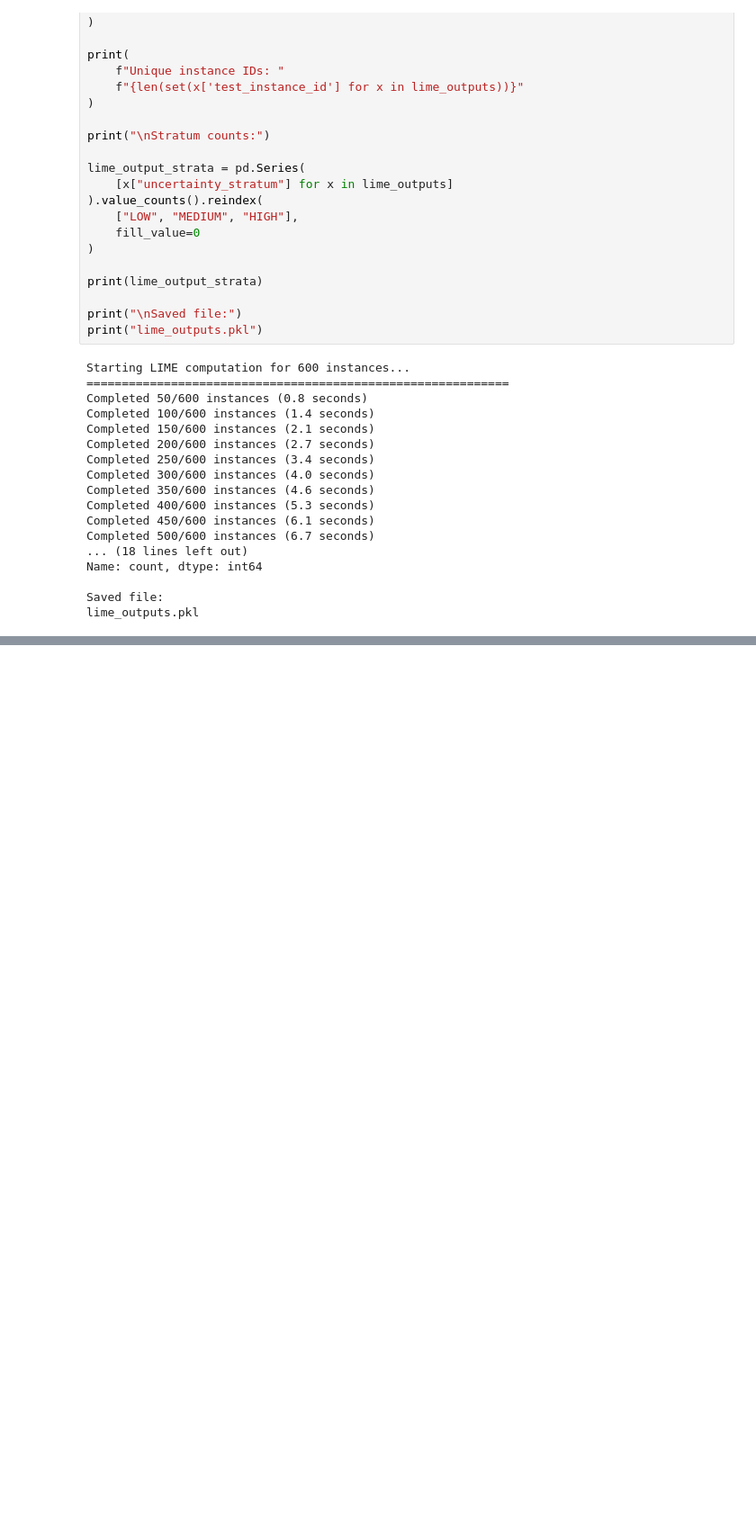
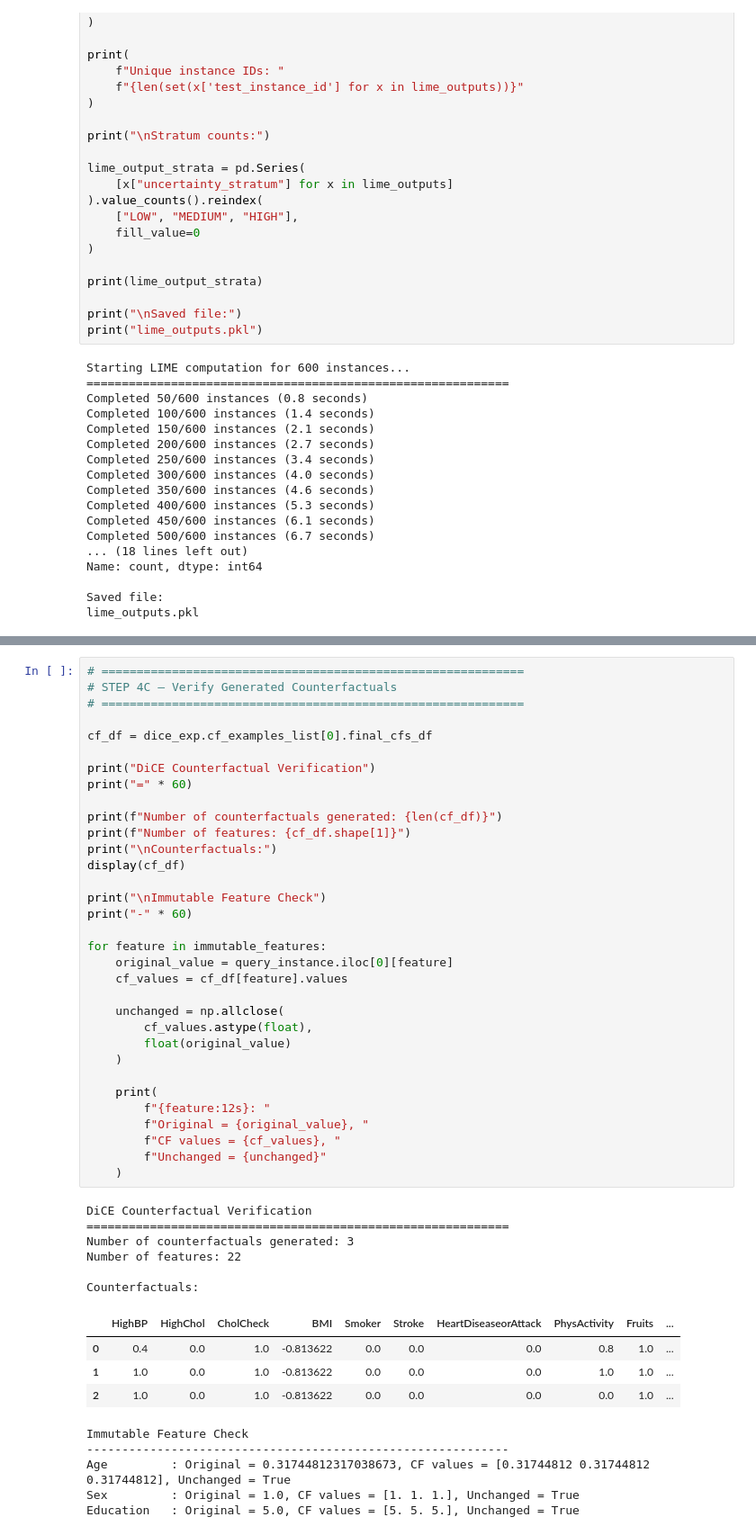
Before and after one commit to AishvaryaGovindaraju/DL-XAI, a Jupyter notebook: DL_XAI.ipynb, the cells around one changed output, grey strips where cells are left out. Shown at 90% size. Cells and saved outputs as stored; diff of their text form; blank space fills up the shorter version.

Commit message:
Add DiCE counterfactual outputs and update DL_XAI notebook

```diff
--- a/DL_XAI.ipynb
+++ b/DL_XAI.ipynb
@@ -4337,0 +4417,49 @@ DiCE setup completed successfully.
+# %%
+# ============================================================
+# STEP 4C — Verify Generated Counterfactuals
+# ============================================================
+
+cf_df = dice_exp.cf_examples_list[0].final_cfs_df
+
+print("DiCE Counterfactual Verification")
+print("=" * 60)
+
+print(f"Number of counterfactuals generated: {len(cf_df)}")
+print(f"Number of features: {cf_df.shape[1]}")
+print("\nCounterfactuals:")
+display(cf_df)
+
+print("\nImmutable Feature Check")
+print("-" * 60)
+
+for feature in immutable_features:
+    original_value = query_instance.iloc[0][feature]
+    cf_values = cf_df[feature].values
+
+    unchanged = np.allclose(
+        cf_values.astype(float),
+        float(original_value)
+    )
+
+    print(
+        f"{feature:12s}: "
+        f"Original = {original_value}, "
+        f"CF values = {cf_values}, "
+        f"Unchanged = {unchanged}"
+    )
+# %% [output]
+DiCE Counterfactual Verification
+============================================================
+Number of counterfactuals generated: 3
+Number of features: 22
+
+Counterfactuals:
+|  | HighBP | HighChol | CholCheck | BMI | Smoker | Stroke | HeartDiseaseorAttack | PhysActivity | Fruits | ... |
+| 0 | 0.4 | 0.0 | 1.0 | -0.813622 | 0.0 | 0.0 | 0.0 | 0.8 | 1.0 | ... |
+| 1 | 1.0 | 0.0 | 1.0 | -0.813622 | 0.0 | 0.0 | 0.0 | 1.0 | 1.0 | ... |
+| 2 | 1.0 | 0.0 | 1.0 | -0.813622 | 0.0 | 0.0 | 0.0 | 0.0 | 1.0 | ... |
+Immutable Feature Check
+------------------------------------------------------------
+Age         : Original = 0.31744812317038673, CF values = [0.31744812 0.31744812 0.31744812], Unchanged = True
+Sex         : Original = 1.0, CF values = [1. 1. 1.], Unchanged = True
+Education   : Original = 5.0, CF values = [5. 5. 5.], Unchanged = True
```
Also changed, not shown: parts of 6 cells of this notebook, 1 other file.
